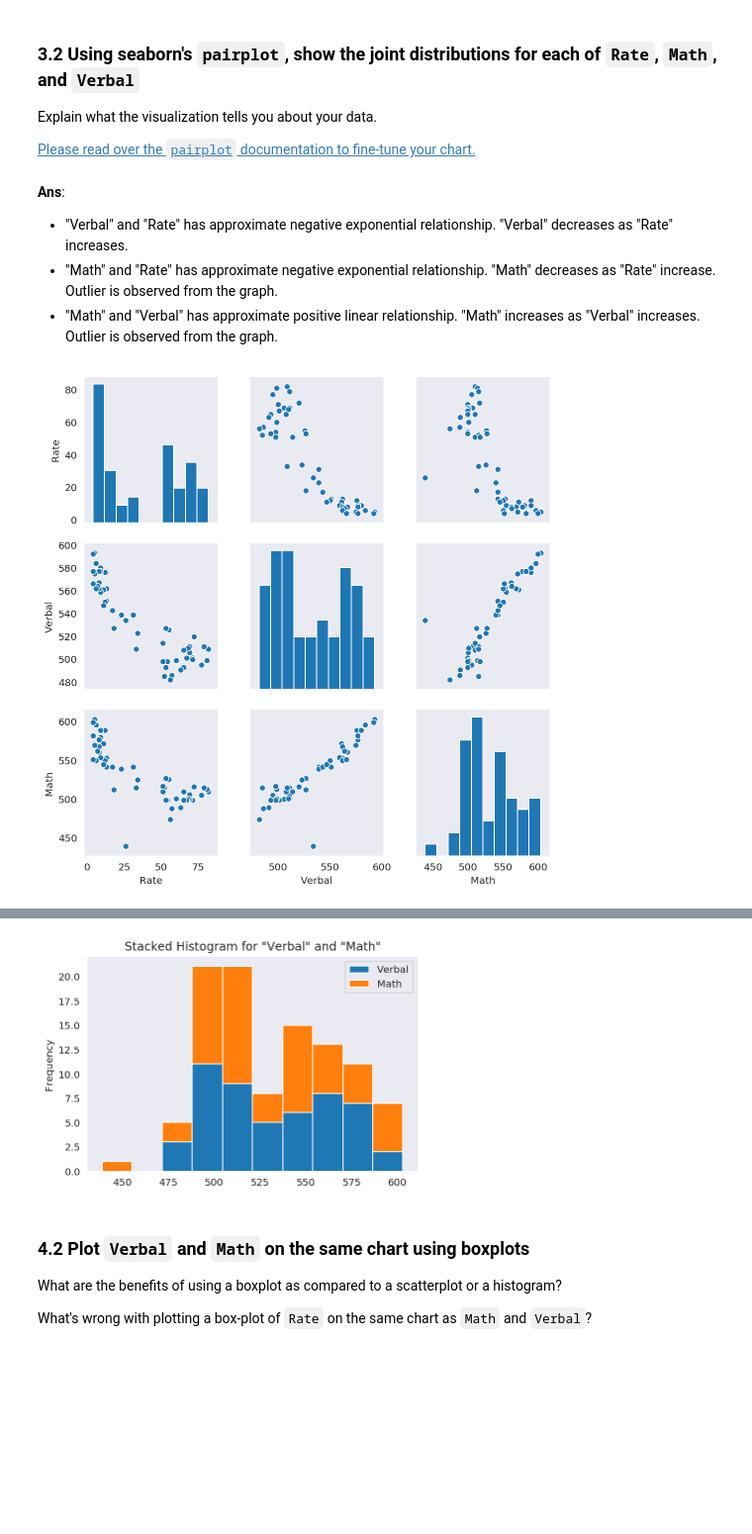
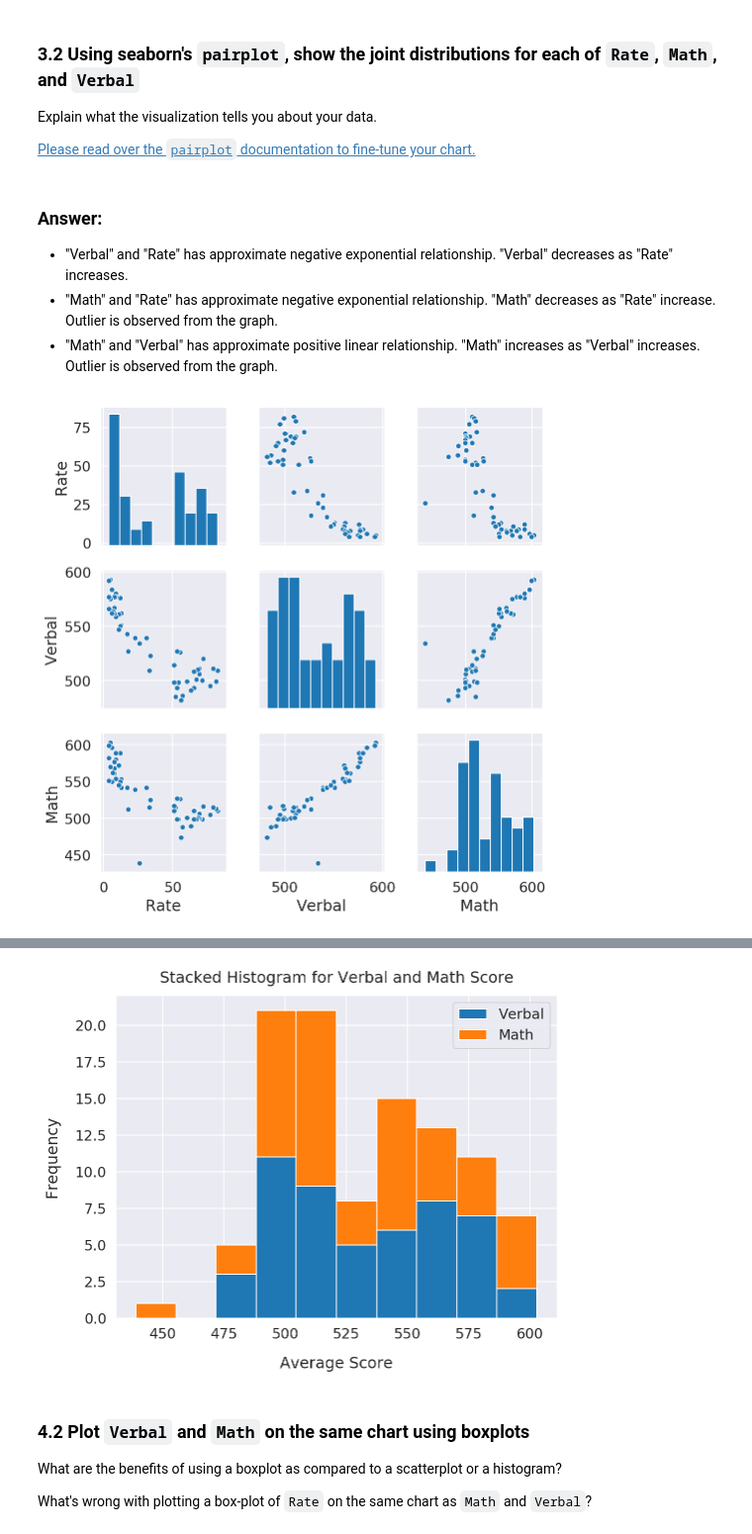
Before and after one commit to ppeyliang/EDA, a Jupyter notebook: eda.ipynb, the cells around one changed output, grey strips where cells are left out. Shown: that part at 99% size. Cells and saved outputs as stored; diff of their text form; code cells hidden in the pictures; blank space fills up the shorter version.

```diff
--- a/eda.ipynb
+++ b/eda.ipynb
@@ -29,7 +29,9 @@ import csv
 import pandas as pd
 import matplotlib.pyplot as plt
 import seaborn as sns
-sns.set_style('dark')
+from pprint import pprint
+sns.set_style('darkgrid')
+sns.set_context('notebook', font_scale=1.3)
 # This line tells jupyter notebook to put the plots in the notebook rather than saving them to file.
 %matplotlib inline
 
@@ -80,8 +82,8 @@ Math      object
 dtype: object
 # %%
 # Create DataFrame with pandas .read_csv() function.
-df = pd.read_csv('sat_scores.csv')
-df.dtypes
+sat = pd.read_csv('sat_scores.csv')
+sat.dtypes
 # %% [output]
 State     object
 Rate       int64
@@ -122,5 +124,6 @@ df.tail()
 | 50 | MS | 4 | 566 | 551 |
 | 51 | All | 45 | 506 | 514 |
 # %%
-# Drop the last row.
-df = df[:51]
+# Analyse focus on individual state.
+# Drop the last row with "State" is "All".
+sat = sat[:51]
@@ -188,15 +220,15 @@ Explain what the visualization tells you about your data.
 
 [Please read over the `pairplot` documentation to fine-tune your chart.](https://stanford.edu/~mwaskom/software/seaborn/generated/seaborn.pairplot.html#seaborn.pairplot)
 # %% [markdown]
-**Ans**:
+### Answer:
 - "Verbal" and "Rate" has approximate negative exponential relationship. "Verbal" decreases as "Rate" increases.
 - "Math" and "Rate" has approximate negative exponential relationship. "Math" decreases as "Rate" increase. Outlier is observed from the graph.
 - "Math" and "Verbal" has approximate positive linear relationship. "Math" increases as "Verbal" increases. Outlier is observed from the graph.
 # %%
-sns.pairplot(df)
+sns.pairplot(sat, plot_kws=dict(s=30))
 plt.show()
 # %% [output]
-[figure, old version]
+[figure, new version]
 # %% [markdown]
 <img src="http://imgur.com/l5NasQj.png" style="float: left; margin: 25px 15px 0px 0px; height: 25px">
 
@@ -210,11 +242,13 @@ http://pandas.pydata.org/pandas-docs/stable/visualization.html
 
 ### 4.1 Plot a stacked histogram with `Verbal` and `Math` using pandas
 # %%
-df[['Verbal', 'Math']].plot.hist(stacked=True)
-plt.title('Stacked Histogram for "Verbal" and "Math"')
+sat[['Verbal', 'Math']].plot.hist(stacked=True, figsize=(8,6))
+plt.xlabel('Average Score', labelpad=15)
+plt.ylabel('Frequency', labelpad=15)
+plt.title('Stacked Histogram for Verbal and Math Score', y=1.02)
 plt.show()
 # %% [output]
-[figure, old version]
+[figure, new version]
 # %% [markdown]
 ### 4.2 Plot `Verbal` and `Math` on the same chart using boxplots
 
```
Also changed, not shown: parts of 51 cells of this notebook.
